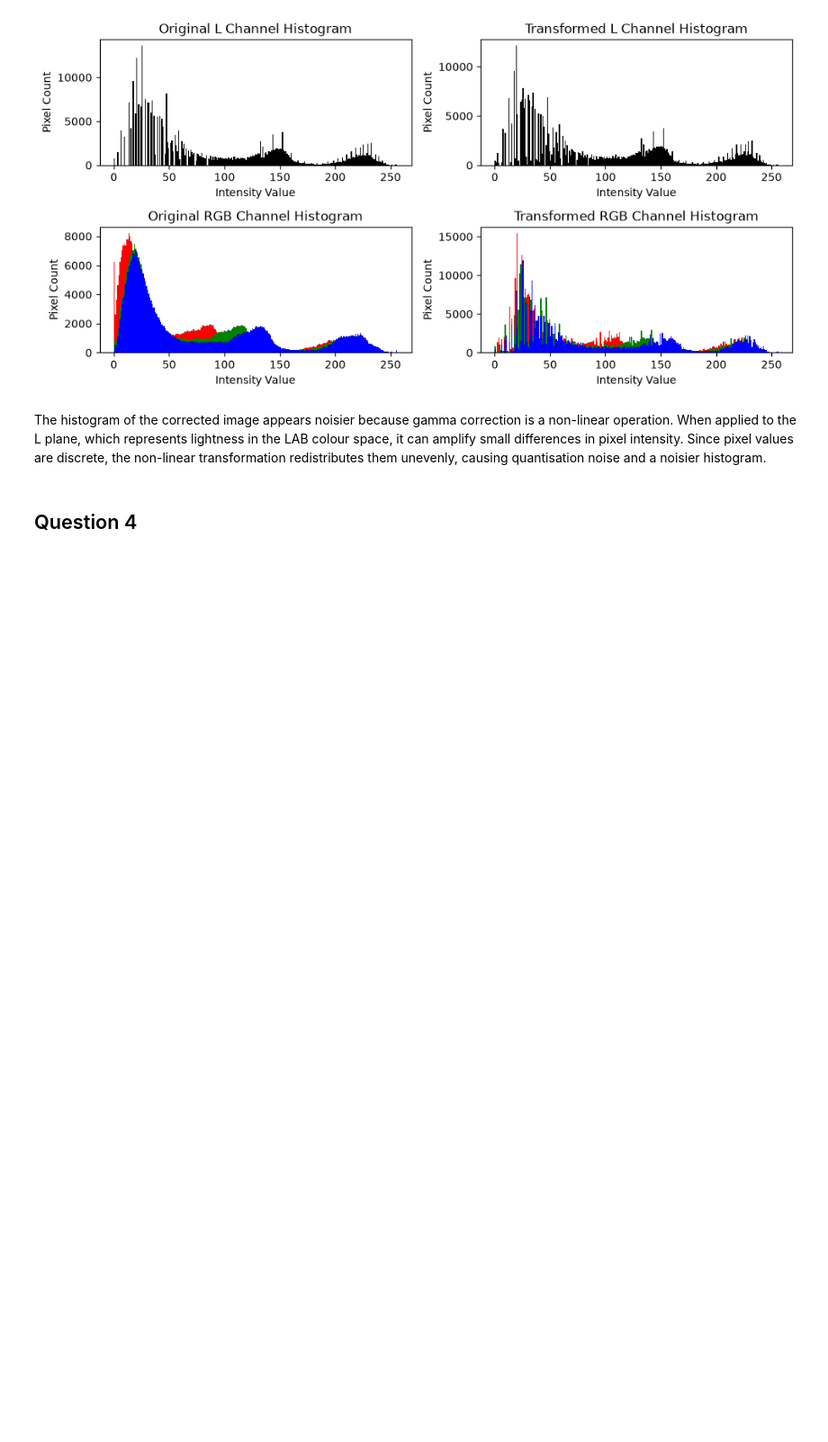
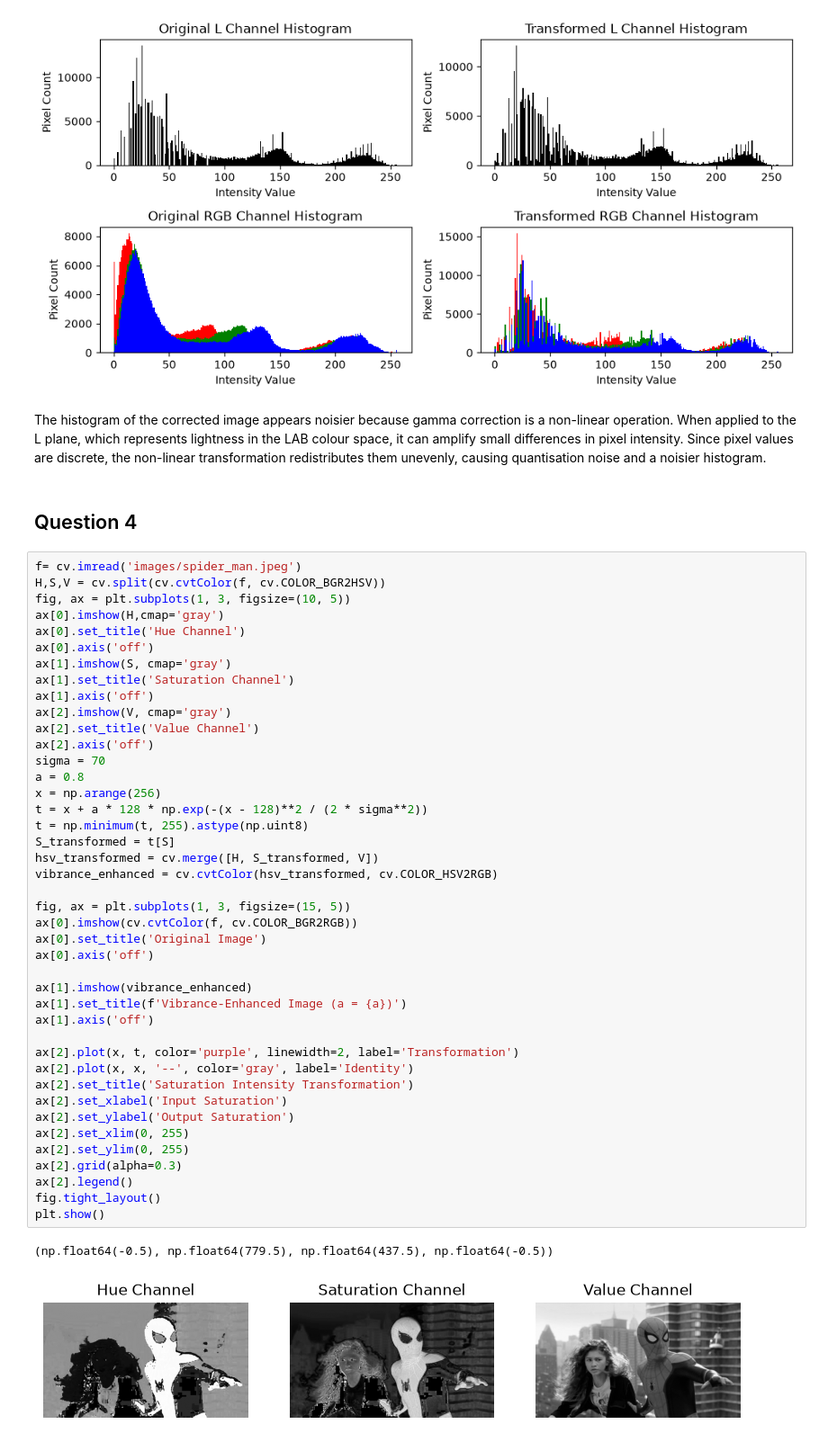
Before and after one commit to angstrom10/EN3160---Image-Processing-and-Machine-Vision, a Jupyter notebook: a-01/assignment.ipynb, the cells around one changed output. Shown at 90% size. Cells and saved outputs as stored; diff of their text form; blank space fills up the shorter version.

```diff
--- a/a-01/assignment.ipynb
+++ b/a-01/assignment.ipynb
@@ -142,3 +142,48 @@ plt.tight_layout()
 The histogram of the corrected image appears noisier because gamma correction is a non-linear operation. When applied to the L plane, which represents lightness in the LAB colour space, it can amplify small differences in pixel intensity. Since pixel values are discrete, the non-linear transformation redistributes them unevenly, causing quantisation noise and a noisier histogram.
 # %% [markdown]
 ## Question 4
+# %%
+f= cv.imread('images/spider_man.jpeg')
+H,S,V = cv.split(cv.cvtColor(f, cv.COLOR_BGR2HSV))
+fig, ax = plt.subplots(1, 3, figsize=(10, 5))
+ax[0].imshow(H,cmap='gray')
+ax[0].set_title('Hue Channel')
+ax[0].axis('off')
+ax[1].imshow(S, cmap='gray')
+ax[1].set_title('Saturation Channel')
+ax[1].axis('off')
+ax[2].imshow(V, cmap='gray')
+ax[2].set_title('Value Channel')
+ax[2].axis('off')
+sigma = 70
+a = 0.8
+x = np.arange(256)
+t = x + a * 128 * np.exp(-(x - 128)**2 / (2 * sigma**2))
+t = np.minimum(t, 255).astype(np.uint8)
+S_transformed = t[S]
+hsv_transformed = cv.merge([H, S_transformed, V])
+vibrance_enhanced = cv.cvtColor(hsv_transformed, cv.COLOR_HSV2RGB)
+
+fig, ax = plt.subplots(1, 3, figsize=(15, 5))
+ax[0].imshow(cv.cvtColor(f, cv.COLOR_BGR2RGB))
+ax[0].set_title('Original Image')
+ax[0].axis('off')
+
+ax[1].imshow(vibrance_enhanced)
+ax[1].set_title(f'Vibrance-Enhanced Image (a = {a})')
+ax[1].axis('off')
+
+ax[2].plot(x, t, color='purple', linewidth=2, label='Transformation')
+ax[2].plot(x, x, '--', color='gray', label='Identity')
+ax[2].set_title('Saturation Intensity Transformation')
+ax[2].set_xlabel('Input Saturation')
+ax[2].set_ylabel('Output Saturation')
+ax[2].set_xlim(0, 255)
+ax[2].set_ylim(0, 255)
+ax[2].grid(alpha=0.3)
+ax[2].legend()
+fig.tight_layout()
+plt.show()
+# %% [output]
+(np.float64(-0.5), np.float64(779.5), np.float64(437.5), np.float64(-0.5))
+[figure, added]
```
Also changed, not shown: parts of 1 cell of this notebook, 1 other file.
